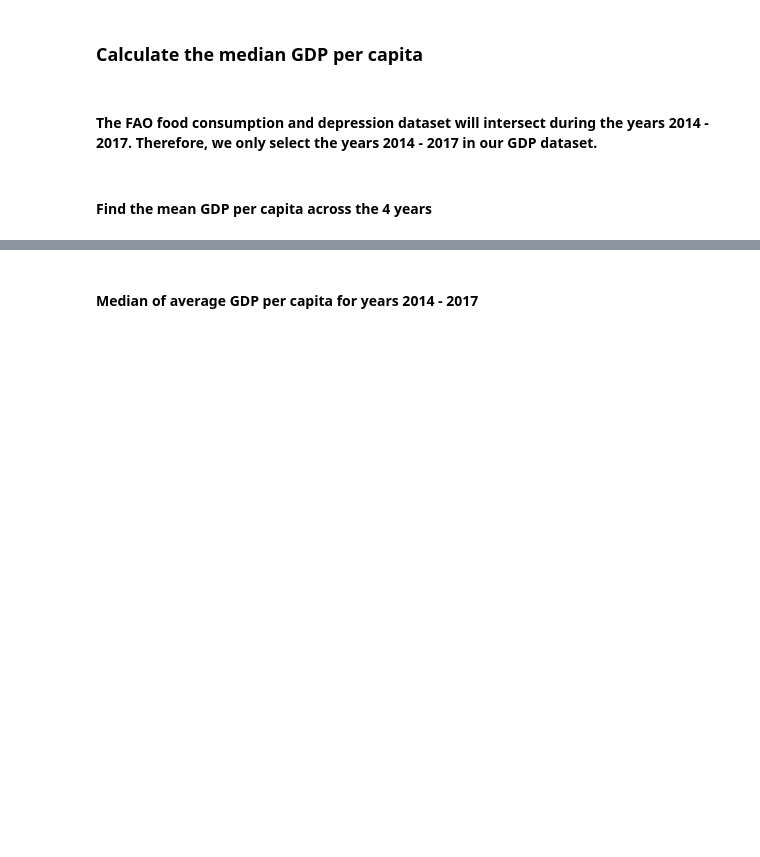
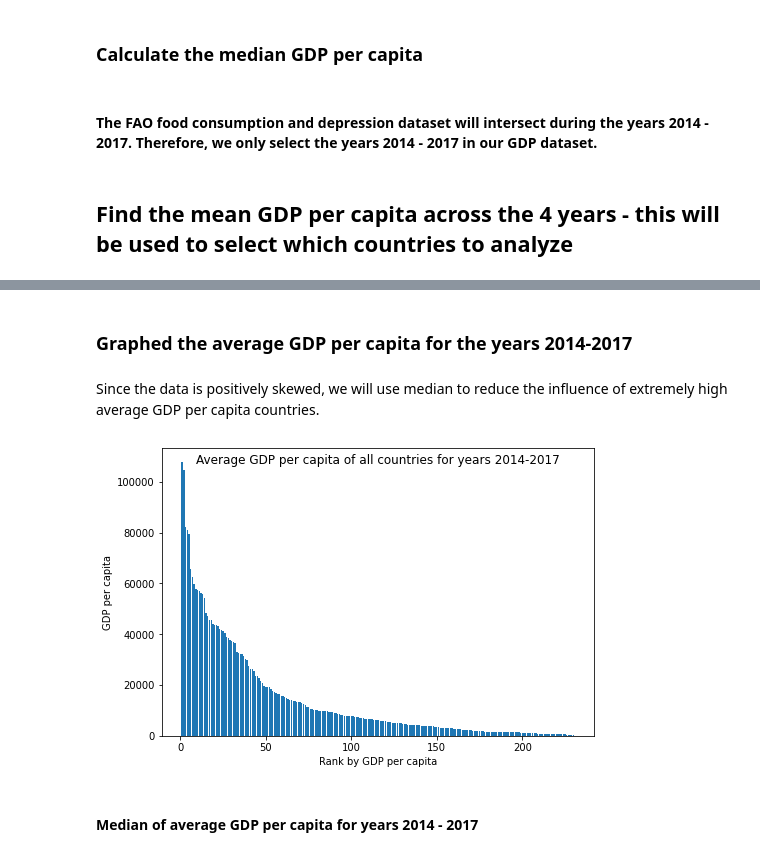
Before and after one commit to Souheil-Yazji/DataSci, a Jupyter notebook: Notebooks/Data Analysis/FAO_Consumption_Depression_Analysis.ipynb, the cells around one changed output, grey strips where cells are left out. Drawn from its saved outputs; the diff is of its cells as text; code cells hidden in the pictures; blank space fills up the shorter version.

```diff
--- a/Notebooks/Data Analysis/FAO_Consumption_Depression_Analysis.ipynb
+++ b/Notebooks/Data Analysis/FAO_Consumption_Depression_Analysis.ipynb
@@ -16,7 +20,7 @@ gdp_14_17['2015'] = pd.to_numeric(gdp_14_17['2015'])
 gdp_14_17['2016'] = pd.to_numeric(gdp_14_17['2016'])
 gdp_14_17['2017'] = pd.to_numeric(gdp_14_17['2017'])
 # %% [markdown]
-#### Find the mean GDP per capita across the 4 years
+## Find the mean GDP per capita across the 4 years - this will be used to select which countries to analyze
 # %%
 gdp_14_17['average_GDP_capita'] = gdp_14_17[['2014', '2015', '2016', '2017']].mean(axis=1)
 # %%
@@ -28,6 +32,21 @@ gdp_14_17.head()
 | 2 | Algeria | DZA | 5494.352336 | 4187.509727 | 3945.482081 | 4111.294110 | 4434.659564 |
 | 3 | Andorra | AND | 41303.929371 | 35762.523074 | 37474.665406 | 38962.880354 | 38375.999551 |
 | 4 | Angola | AGO | 5408.410496 | 4166.979684 | 3506.072885 | 4095.812942 | 4294.319002 |
+# %% [markdown]
+### Graphed the average GDP per capita for the years 2014-2017
+# %% [markdown]
+Since the data is positively skewed, we will use median to reduce the influence of extremely high average GDP per capita countries.
+# %%
+fig = plt.figure()
+ax = fig.add_axes([0,0,1,1])
+ax.bar([i+1 for i in range(len(gdp_14_17))], gdp_14_17['average_GDP_capita'].sort_values(ascending=False))
+fig.suptitle("Average GDP per capita of all countries for years 2014-2017")
+ax.set_xlabel("Rank by GDP per capita")
+ax.set_ylabel("GDP per capita")
+# fig.savefig(f'average_gdp_per_capita_ranked.png', bbox_inches='tight')
+plt.show()
+# %% [output]
+[figure, added]
 # %% [markdown]
 #### Median of average GDP per capita for years 2014 - 2017
 # %%
```
Also changed, not shown: parts of 32 cells of this notebook.
